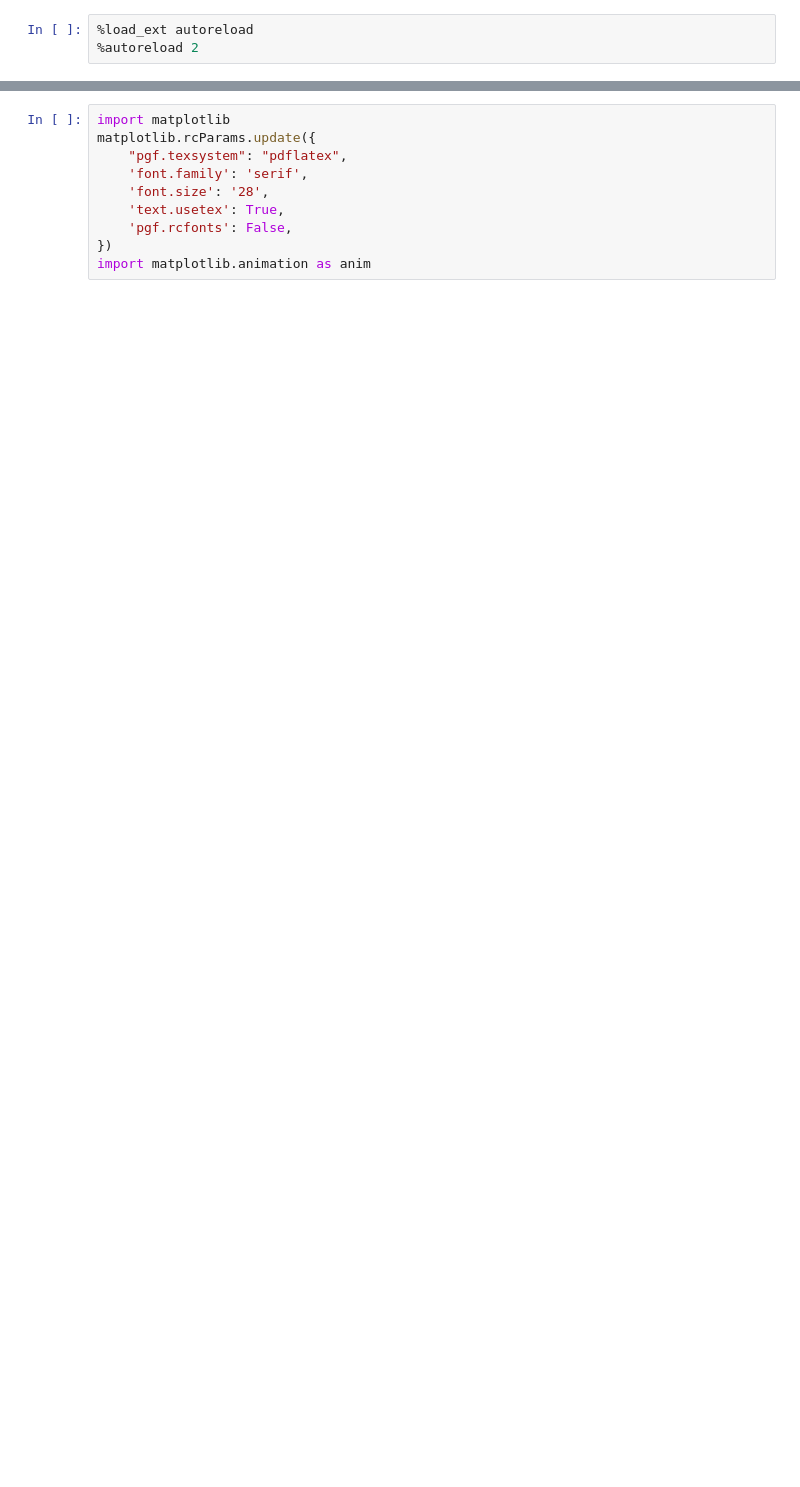
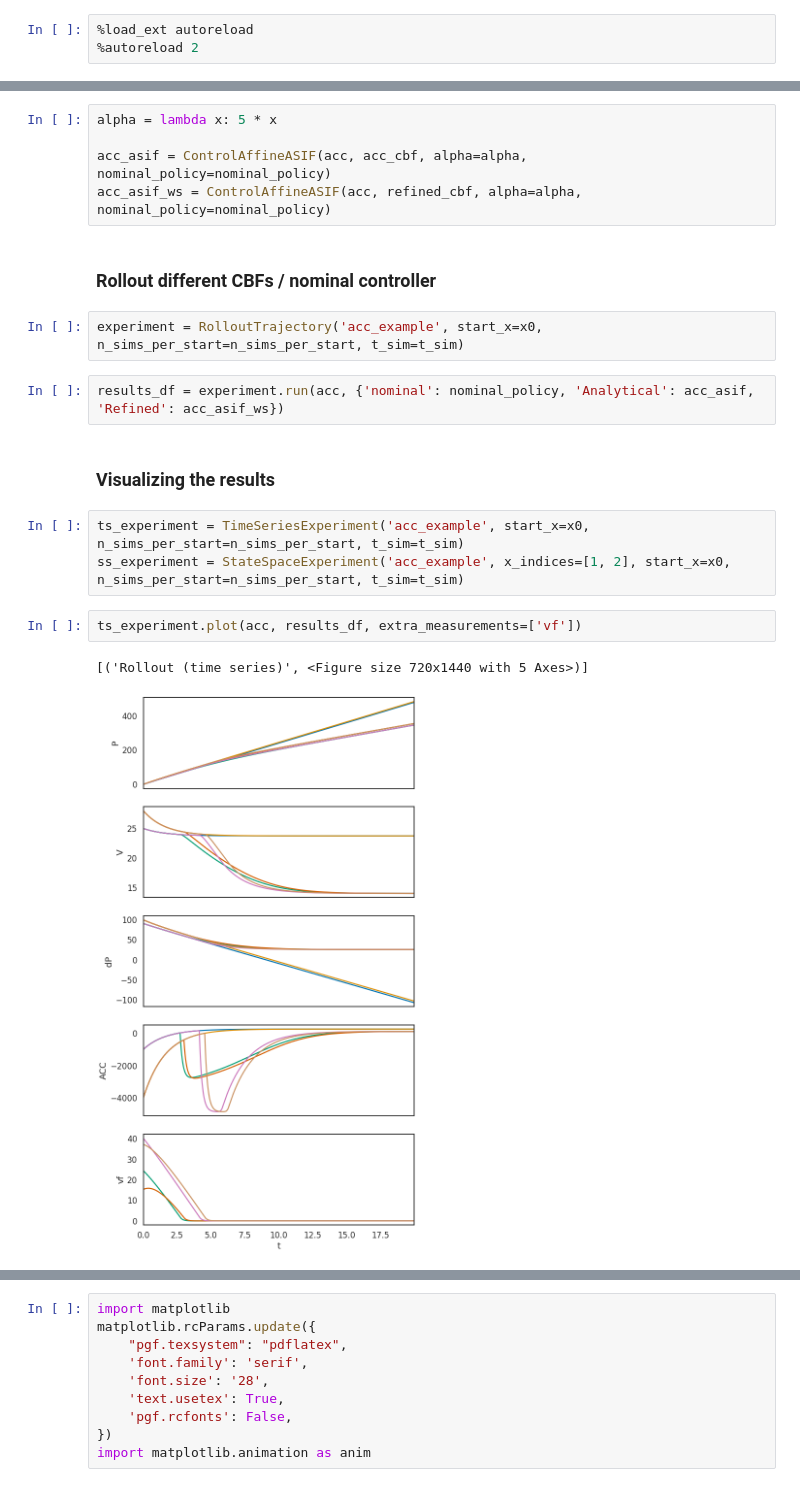
Before and after one commit to UCSD-SASLab/refineCBF, a Jupyter notebook: examples/acc.ipynb, the cells around one changed output, grey strips where cells are left out. Saved outputs shown, nothing was run; the diff lists cells and outputs as text; blank space fills up the shorter version.

Commit message:
Working ACC and Dubins example

```diff
--- a/examples/acc.ipynb
+++ b/examples/acc.ipynb
@@ -13,0 +169,21 @@ import jax.numpy as jnp
+# %%
+alpha = lambda x: 5 * x
+
+acc_asif = ControlAffineASIF(acc, acc_cbf, alpha=alpha, nominal_policy=nominal_policy)
+acc_asif_ws = ControlAffineASIF(acc, refined_cbf, alpha=alpha, nominal_policy=nominal_policy)
+# %% [markdown]
+### Rollout different CBFs / nominal controller
+# %%
+experiment = RolloutTrajectory('acc_example', start_x=x0, n_sims_per_start=n_sims_per_start, t_sim=t_sim)
+# %%
+results_df = experiment.run(acc, {'nominal': nominal_policy, 'Analytical': acc_asif, 'Refined': acc_asif_ws})
+# %% [markdown]
+### Visualizing the results
+# %%
+ts_experiment = TimeSeriesExperiment('acc_example', start_x=x0, n_sims_per_start=n_sims_per_start, t_sim=t_sim)
+ss_experiment = StateSpaceExperiment('acc_example', x_indices=[1, 2], start_x=x0, n_sims_per_start=n_sims_per_start, t_sim=t_sim)
+# %%
+ts_experiment.plot(acc, results_df, extra_measurements=['vf'])
+# %% [output]
+[('Rollout (time series)', <Figure size 720x1440 with 5 Axes>)]
+[figure, added]
```
Also changed, not shown: parts of 63 cells of this notebook, 1 other file.
